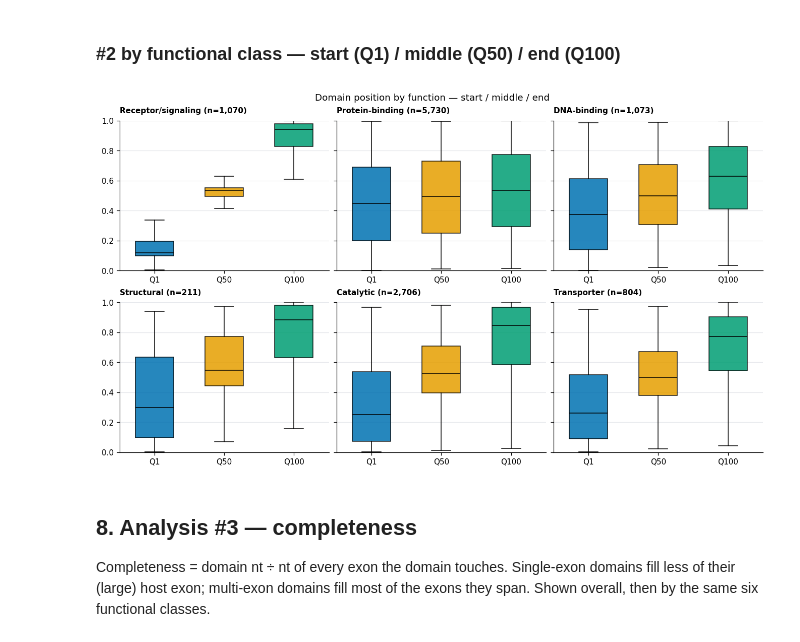
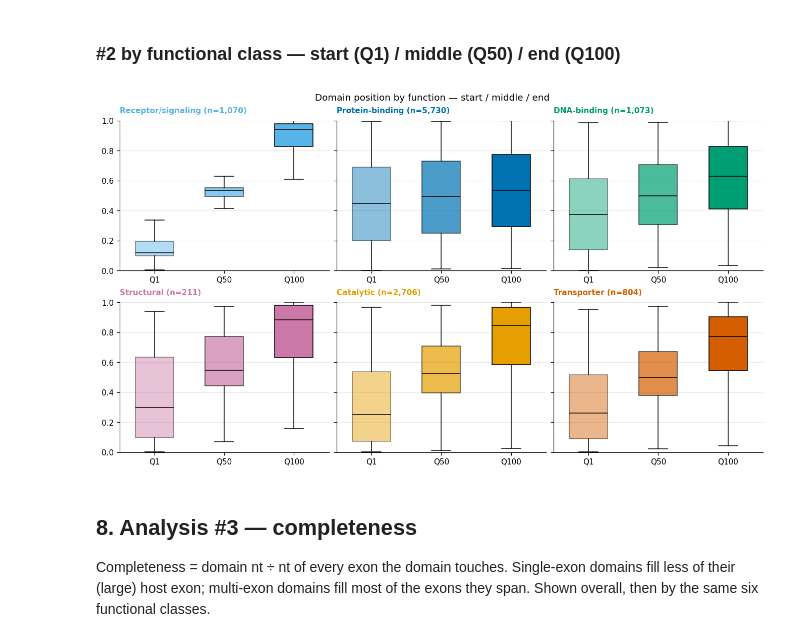
Before and after one commit to SotoLF/fastCDS, a Jupyter notebook: tutorial/reproduce_paper/end_to_end/domain_functional_atlas.ipynb, the cells around one changed output. Saved outputs shown, nothing was run; the diff lists cells and outputs as text; code cells hidden in the pictures.

```diff
--- a/tutorial/reproduce_paper/end_to_end/domain_functional_atlas.ipynb
+++ b/tutorial/reproduce_paper/end_to_end/domain_functional_atlas.ipynb
@@ -445,21 +445,23 @@ median  start 0.34  middle 0.52  end 0.68
 # %% [markdown]
 ### #2 by functional class — start (Q1) / middle (Q50) / end (Q100)
 # %%
+Q_ALPHA = [0.45, 0.7, 1.0]   # Q1 / Q50 / Q100 via transparency (matches analysis #1)
 fig, axes = plt.subplots(2, 3, figsize=(12, 6.8), sharey=True,
                          constrained_layout=True)   # auto-spacing: no title overlap
 for axx, f in zip(axes.ravel(), ORDER):
     sub = d[d.fclass == f]
     bp = axx.boxplot([sub.pos_start, sub.pos_mid, sub.pos_end], widths=0.55,
                      showfliers=False, patch_artist=True, medianprops=dict(color="black"))
-    for patch, c in zip(bp['boxes'], QCOL):
-        patch.set_facecolor(c); patch.set_alpha(0.85)
-    axx.set_title(f"{f} (n={len(sub):,})", fontsize=10, loc="left"); axx.set_ylim(0, 1)
+    for patch, a in zip(bp['boxes'], Q_ALPHA):       # each class in its own colour (analysis #1 palette)
+        patch.set_facecolor(PAL[f]); patch.set_alpha(a)
+    axx.set_title(f"{f} (n={len(sub):,})", color=PAL[f], fontsize=10, loc="left")
+    axx.set_ylim(0, 1)
     axx.set_xticks([1, 2, 3]); axx.set_xticklabels(["Q1", "Q50", "Q100"])
 fig.suptitle("Domain position by function — start / middle / end")
 display(fig)
 fig.savefig(DATA / "fig_analysis2_position_perclass.png", bbox_inches="tight")
 # %% [output]
-[figure, old version]
+[figure, new version]
 # %% [markdown]
 ## 8. Analysis #3 — completeness
 
```
Also changed, not shown: 2 other files.
